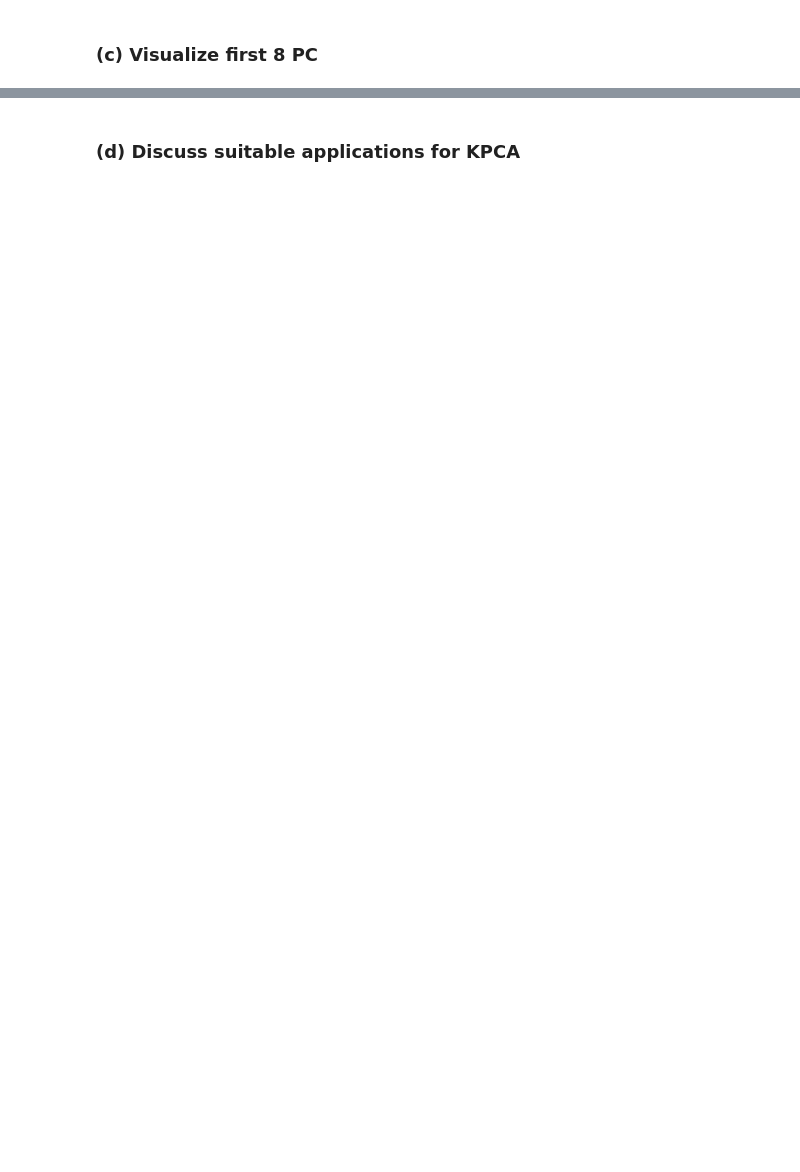
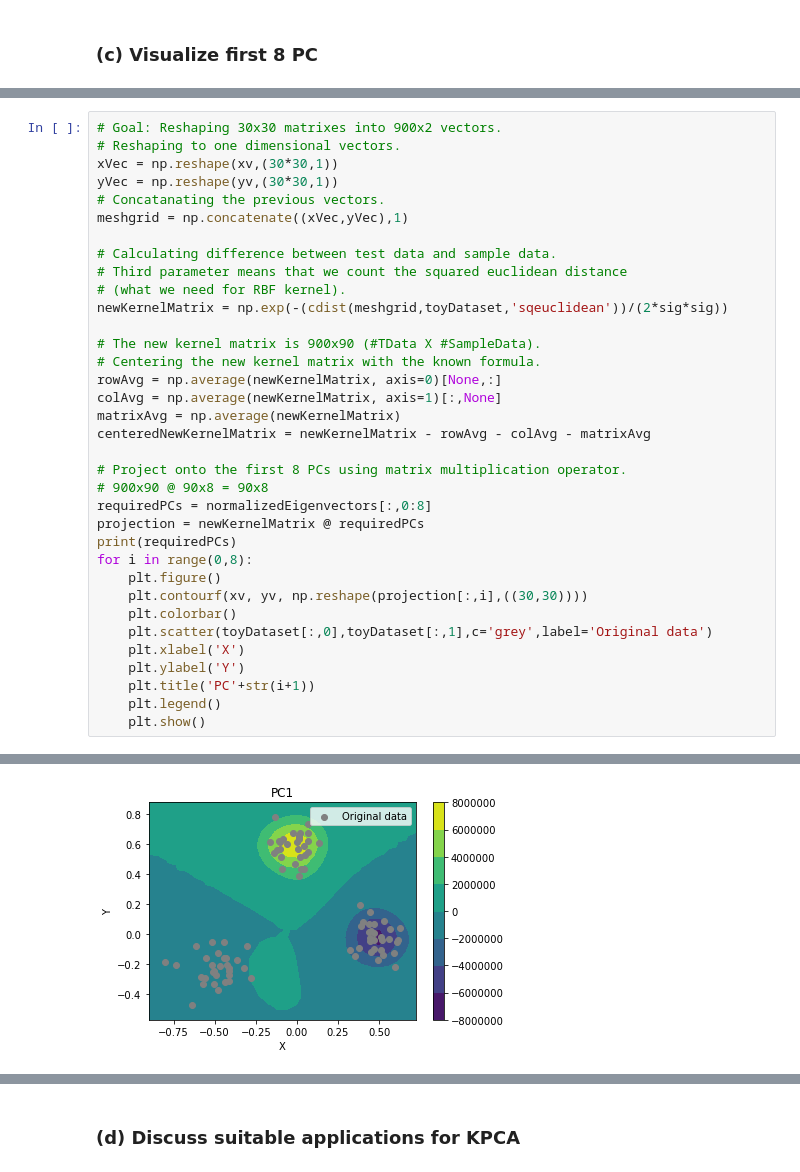
Before and after one commit to davidmunkacsi93/machine-intelligence, a Jupyter notebook: 04_Kernel_PCA/Assignment4.ipynb, the cells around one changed output, grey strips where cells are left out. Drawn from its saved outputs; the diff is of its cells as text; blank space fills up the shorter version.

```diff
--- a/04_Kernel_PCA/Assignment4.ipynb
+++ b/04_Kernel_PCA/Assignment4.ipynb
@@ -98,0 +143,36 @@ plt.show()
+# %%
+# Goal: Reshaping 30x30 matrixes into 900x2 vectors.
+# Reshaping to one dimensional vectors.
+xVec = np.reshape(xv,(30*30,1))
+yVec = np.reshape(yv,(30*30,1))
+# Concatanating the previous vectors.
+meshgrid = np.concatenate((xVec,yVec),1)
+
+# Calculating difference between test data and sample data.
+# Third parameter means that we count the squared euclidean distance
+# (what we need for RBF kernel).
+newKernelMatrix = np.exp(-(cdist(meshgrid,toyDataset,'sqeuclidean'))/(2*sig*sig))
+
+# The new kernel matrix is 900x90 (#TData X #SampleData).
+# Centering the new kernel matrix with the known formula.
+rowAvg = np.average(newKernelMatrix, axis=0)[None,:]
+colAvg = np.average(newKernelMatrix, axis=1)[:,None]
+matrixAvg = np.average(newKernelMatrix)
+centeredNewKernelMatrix = newKernelMatrix - rowAvg - colAvg - matrixAvg
+
+# Project onto the first 8 PCs using matrix multiplication operator.
+# 900x90 @ 90x8 = 90x8
+requiredPCs = normalizedEigenvectors[:,0:8]
+projection = newKernelMatrix @ requiredPCs
+print(requiredPCs)
+for i in range(0,8):
+    plt.figure()
+    plt.contourf(xv, yv, np.reshape(projection[:,i],((30,30))))
+    plt.colorbar()
+    plt.scatter(toyDataset[:,0],toyDataset[:,1],c='grey',label='Original data')
+    plt.xlabel('X')
+    plt.ylabel('Y')
+    plt.title('PC'+str(i+1))
+    plt.legend()
+    plt.show()
+# %% [output]
@@ -98,0 +196 @@ plt.show()
+[figure, added]
```
Also changed, not shown: parts of 11 cells of this notebook.
